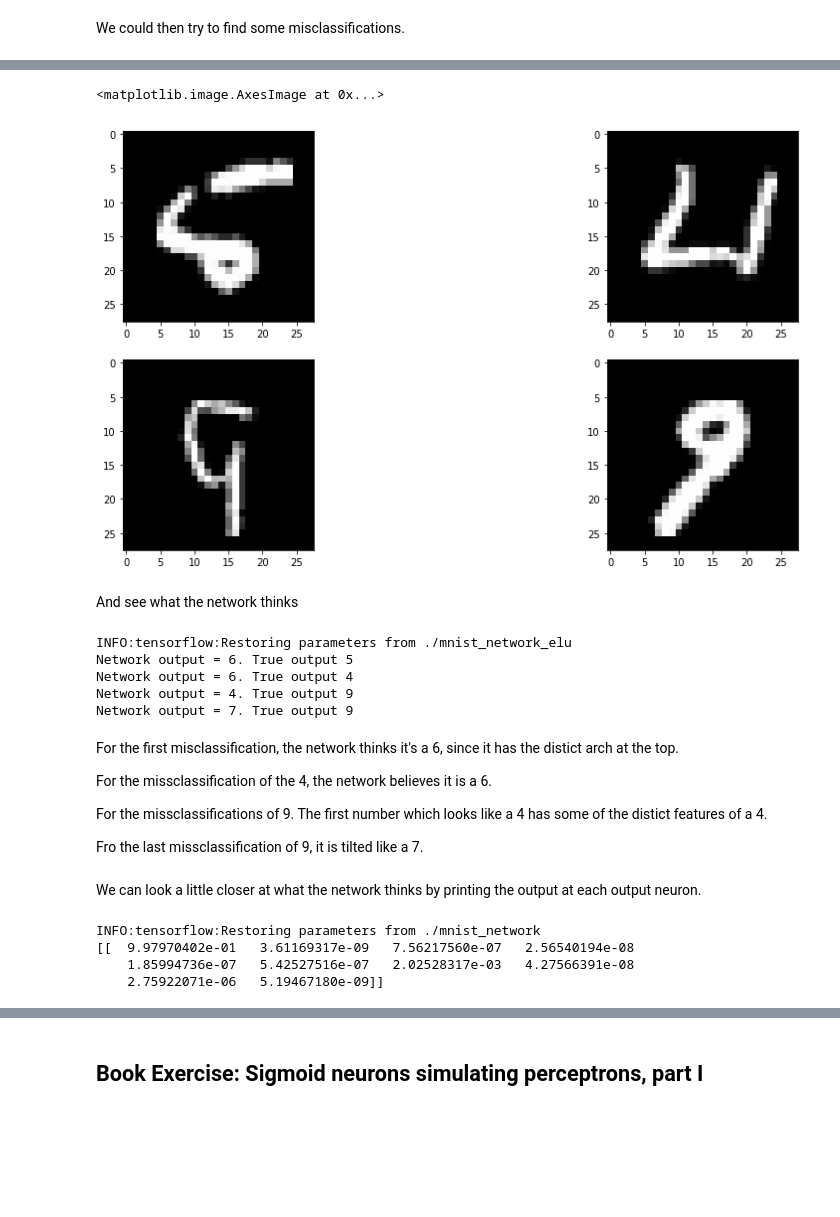
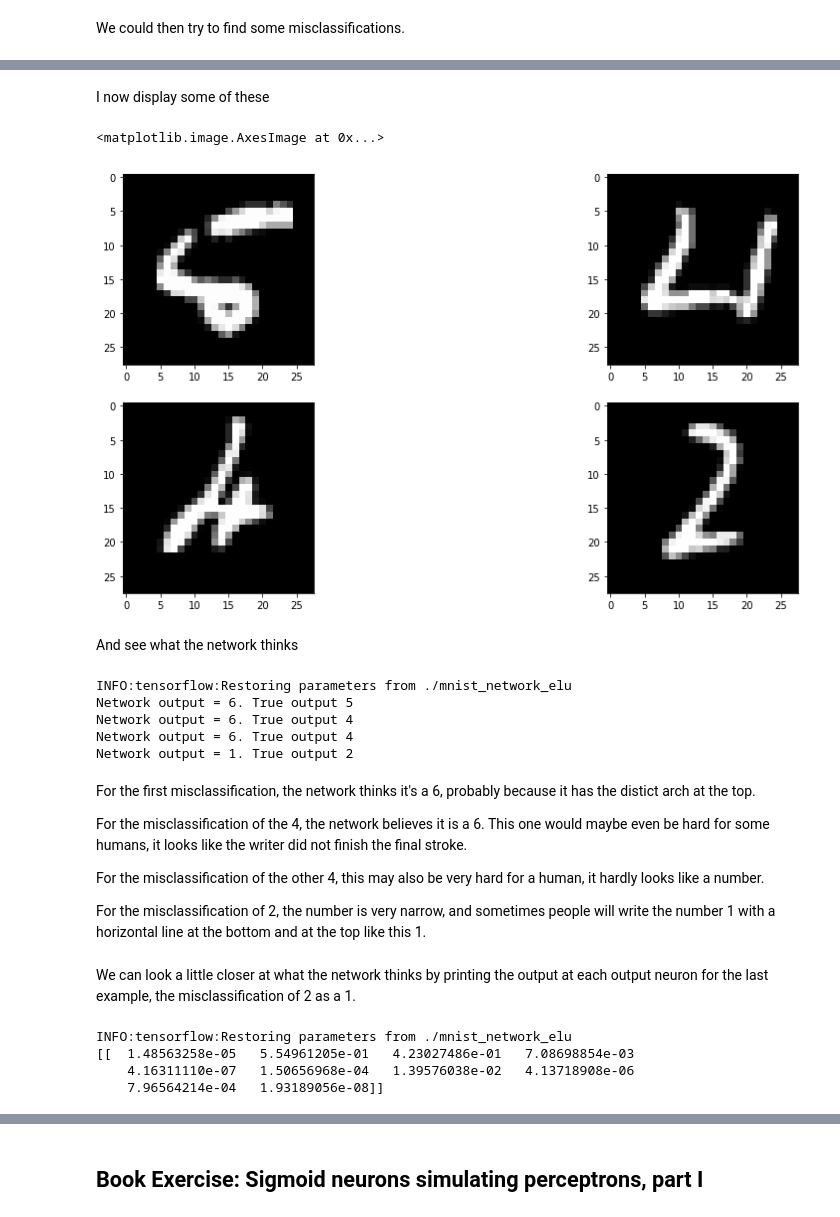
Before and after one commit to A-T-Kristensen/02456-deep-learning, a Jupyter notebook: notebooks/lab1_Introduction/7.EXE_MNIST.ipynb, the cells around one changed output, grey strips where cells are left out. Saved outputs shown, nothing was run; the diff lists cells and outputs as text; code cells hidden in the pictures; blank space fills up the shorter version.

```diff
--- a/notebooks/lab1_Introduction/7.EXE_MNIST.ipynb
+++ b/notebooks/lab1_Introduction/7.EXE_MNIST.ipynb
@@ -686,55 +699,57 @@ INFO:tensorflow:Restoring parameters from ./mnist_network_elu
+# %% [markdown]
+I now display some of these
 # %%
 fig = plt.figure(figsize=(16,12))
 image = mnist_data.test.images[8]
 fig.add_subplot(321)
 plt.imshow(np.reshape(image,[28,28]), interpolation="nearest", cmap="gray")
 
 image = mnist_data.test.images[33]
 fig.add_subplot(322)
 plt.imshow(np.reshape(image,[28,28]), interpolation="nearest", cmap="gray")
 
-image = mnist_data.test.images[62]
+image = mnist_data.test.images[247]
 fig.add_subplot(323)
 plt.imshow(np.reshape(image,[28,28]), interpolation="nearest", cmap="gray")
 
-image = mnist_data.test.images[73]
+image = mnist_data.test.images[249]
 fig.add_subplot(324)
 plt.imshow(np.reshape(image,[28,28]), interpolation="nearest", cmap="gray")
 # %% [output]
 <matplotlib.image.AxesImage at 0x...>
-[figure, old version]
+[figure, new version]
 # %% [markdown]
 And see what the network thinks
 # %%
 with tf.Session(config=tf.ConfigProto(gpu_options=gpu_opts)) as sess:
     saver.restore(sess, './mnist_network_elu')
-    for i in [8, 33, 62, 73]:
+    for i in [8, 33, 247, 249]:
         res = pred([mnist_data.test.images[i]], sess)
         print("Network output = {}. True output {}".format(np.argmax(res), np.argmax(mnist_data.test.labels[i])))
 # %% [output]
 INFO:tensorflow:Restoring parameters from ./mnist_network_elu
 Network output = 6. True output 5
 Network output = 6. True output 4
-Network output = 4. True output 9
-Network output = 7. True output 9
+Network output = 6. True output 4
+Network output = 1. True output 2
 # %% [markdown]
-For the first misclassification, the network thinks it's a 6, since it has the distict arch at the top.
+For the first misclassification, the network thinks it's a 6, probably because it has the distict arch at the top.
 
-For the missclassification of the 4, the network believes it is a 6.
+For the misclassification of the 4, the network believes it is a 6. This one would maybe even be hard for some humans, it looks like the writer did not finish the final stroke.
 
-For the missclassifications of 9. The first number which looks like a 4 has some of the distict features of a 4.
+For the misclassification of the other 4, this may also be very hard for a human, it hardly looks like a number.
 
-Fro the last missclassification of 9, it is tilted like a 7.
+For the misclassification of 2, the number is very narrow, and sometimes people will write the number 1 with a horizontal line at the bottom and at the top like this 1.
 # %% [markdown]
-We can look a little closer at what the network thinks by printing the output at each output neuron.
+We can look a little closer at what the network thinks by printing the output at each output neuron for the last example, the misclassification of 2 as a 1.
 # %%
 with tf.Session(config=tf.ConfigProto(gpu_options=gpu_opts)) as sess:
-    saver.restore(sess, './mnist_network')
-    res = pred([mnist_data.test.images[259]], sess)
+    saver.restore(sess, './mnist_network_elu')
+    res = pred([mnist_data.test.images[249]], sess)
     print(res)
 # %% [output]
-INFO:tensorflow:Restoring parameters from ./mnist_network
-[[  9.97970402e-01   3.61169317e-09   7.56217560e-07   2.56540194e-08
-    1.85994736e-07   5.42527516e-07   2.02528317e-03   4.27566391e-08
-    2.75922071e-06   5.19467180e-09]]
+INFO:tensorflow:Restoring parameters from ./mnist_network_elu
+[[  1.48563258e-05   5.54961205e-01   4.23027486e-01   7.08698854e-03
+    4.16311110e-07   1.50656968e-04   1.39576038e-02   4.13718908e-06
+    7.96564214e-04   1.93189056e-08]]
 # %% [markdown]
```
Also changed, not shown: parts of 37 cells of this notebook.
